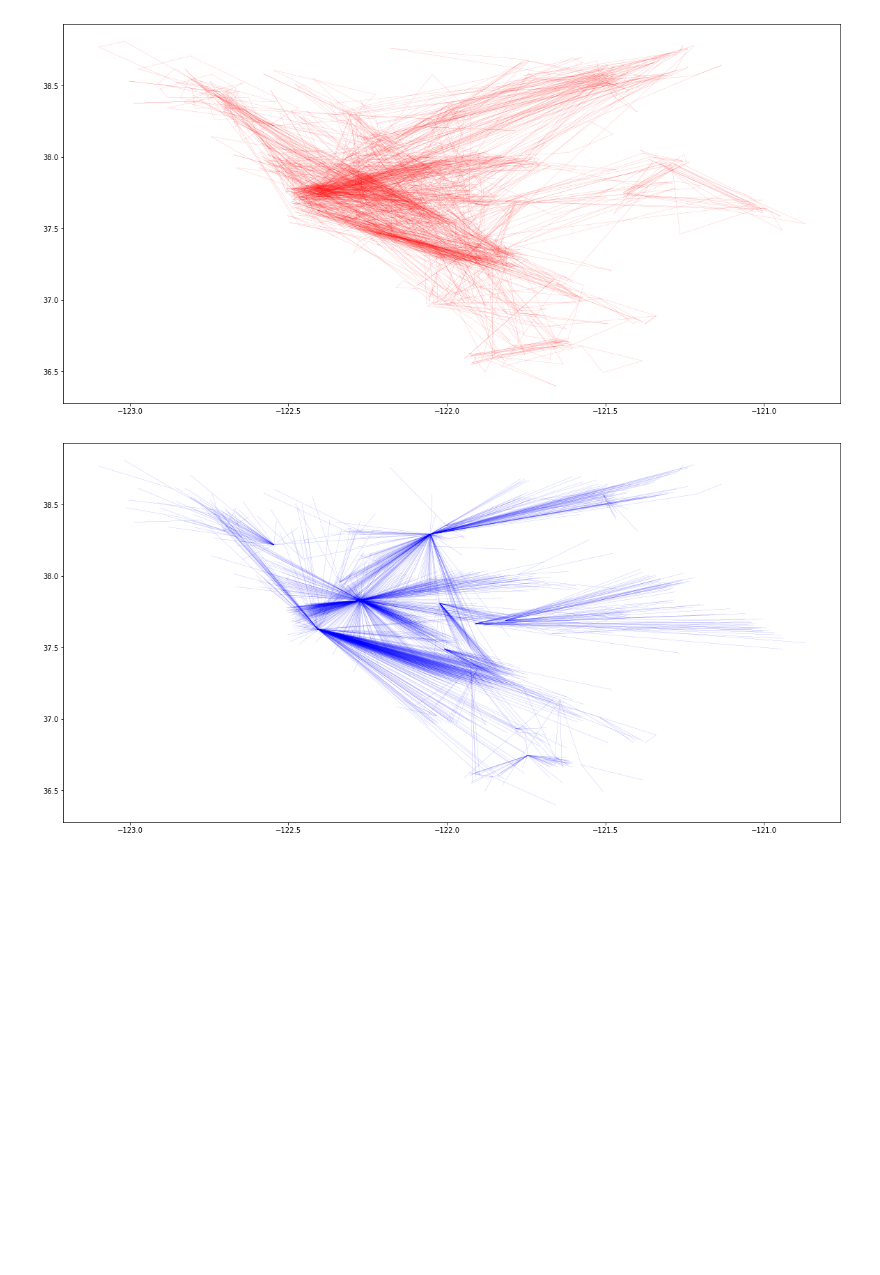
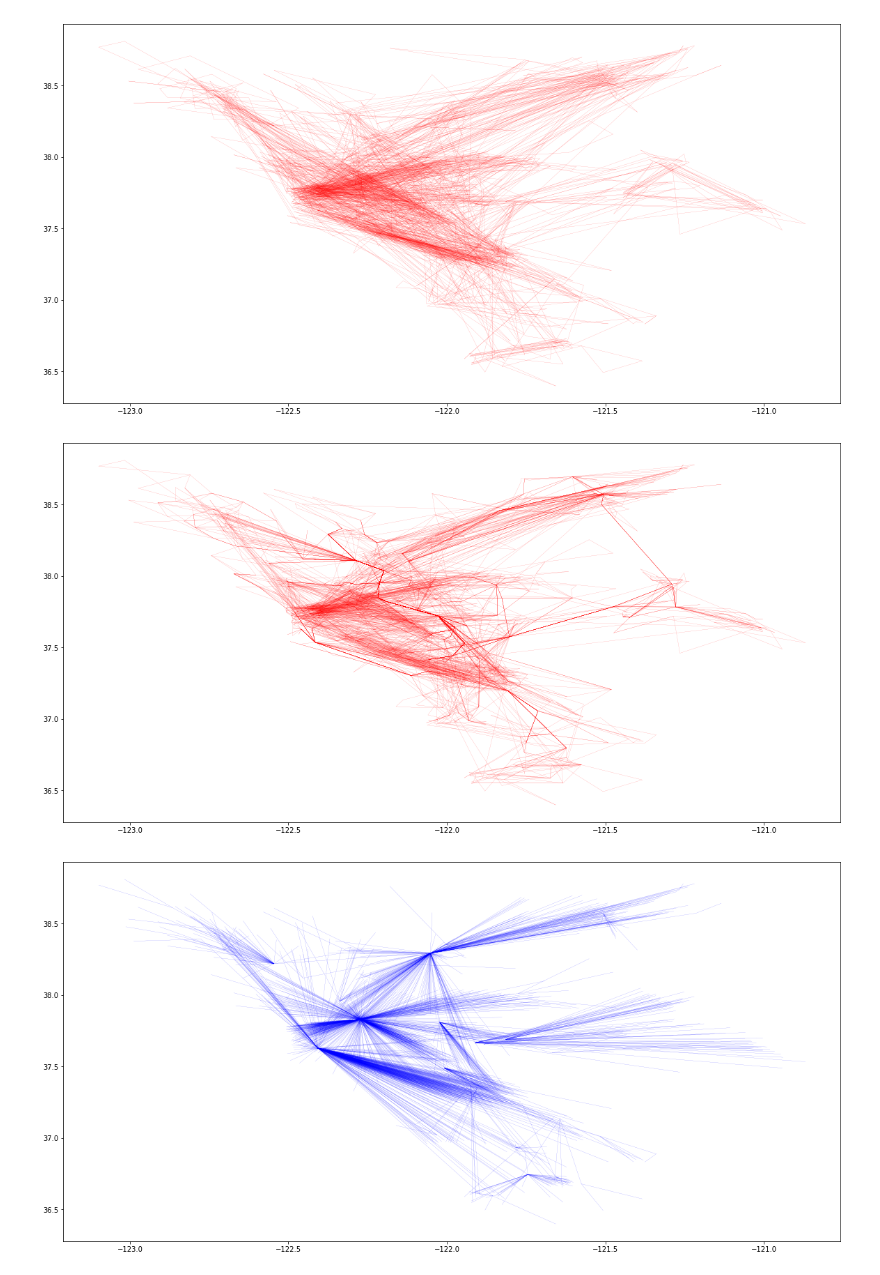
Before and after one commit to rupadevan94/large-scale-data-mining, a Jupyter notebook: LSSN/Project4/q6_q10.ipynb, the cells around one changed output. Drawn from its saved outputs; the diff is of its cells as text; code cells hidden in the pictures; blank space fills up the shorter version.

Commit message:
Added option to do shortest path

```diff
--- a/LSSN/Project4/q6_q10.ipynb
+++ b/LSSN/Project4/q6_q10.ipynb
@@ -48,3 +48,8 @@ print ("Number of Edges:    " , len(g.get_edgelist()))
 IGRAPH UNW- 1905 321713 --
 + attr: name (v), weight (e)
 Number of Edges:     321713
+# %%
+g_cluster = G.clusters()
+print  (g_cluster.subgraph(0).summary())
+print  (g_cluster.subgraph(1).summary())
+print  (g_cluster.subgraph(2).summary())
@@ -51,5 +63,5 @@ Number of Edges:     321713
 # %%
-g = g.clusters().giant()
+g = g_cluster.giant()
 print (g.summary())
 print ("Number of Edges:    " , len(g.get_edgelist()))
 # %% [output]
@@ -119,5 +132,5 @@ for (e1,e2) in mst_edges:
 # %%
-edge_list = g.get_edgelist()
+edge_list = np.copy(g.get_edgelist())
 random.shuffle(edge_list)
 # %%
 vertices = []
@@ -403,4 +482,5 @@ Cost of Path Trimmed:  6221731.765000008
 # %%
 path_vertices = [path_trimmed[0][0]]
 for (v1, v2) in path_trimmed:
-    path_vertices.append(v2)
+    if (not (v2 in path_vertices)):
+        path_vertices.append(v2)
@@ -421,6 +515,23 @@ for i in range(0,len(x)-1):
 plt.show()
 # %% [output]
 [figure]
+# %%
+# Plot the trajectory that Santa has to travel with Shortest Path!
+
+x = [g.vs[path_trimmed_sp[0][0]]['coors'][0]]
+y = [g.vs[path_trimmed_sp[0][0]]['coors'][1]]
+
+for (v1,v2) in path_trimmed_sp:
+    x.append(g.vs[v2]['coors'][0])
+    y.append(g.vs[v2]['coors'][1])
+
+plt.figure(figsize=(20,10))
+for i in range(0,len(x)-1):
+    plt.plot(x[i:i+2],y[i:i+2], 'ro-', linewidth=0.1, ms=0)
+
+plt.show()
+# %% [output]
+[figure, added]
 # %%
 # Printing the MST
 plt.figure(figsize=(20,10))
```
Also changed, not shown: parts of 14 cells of this notebook.
